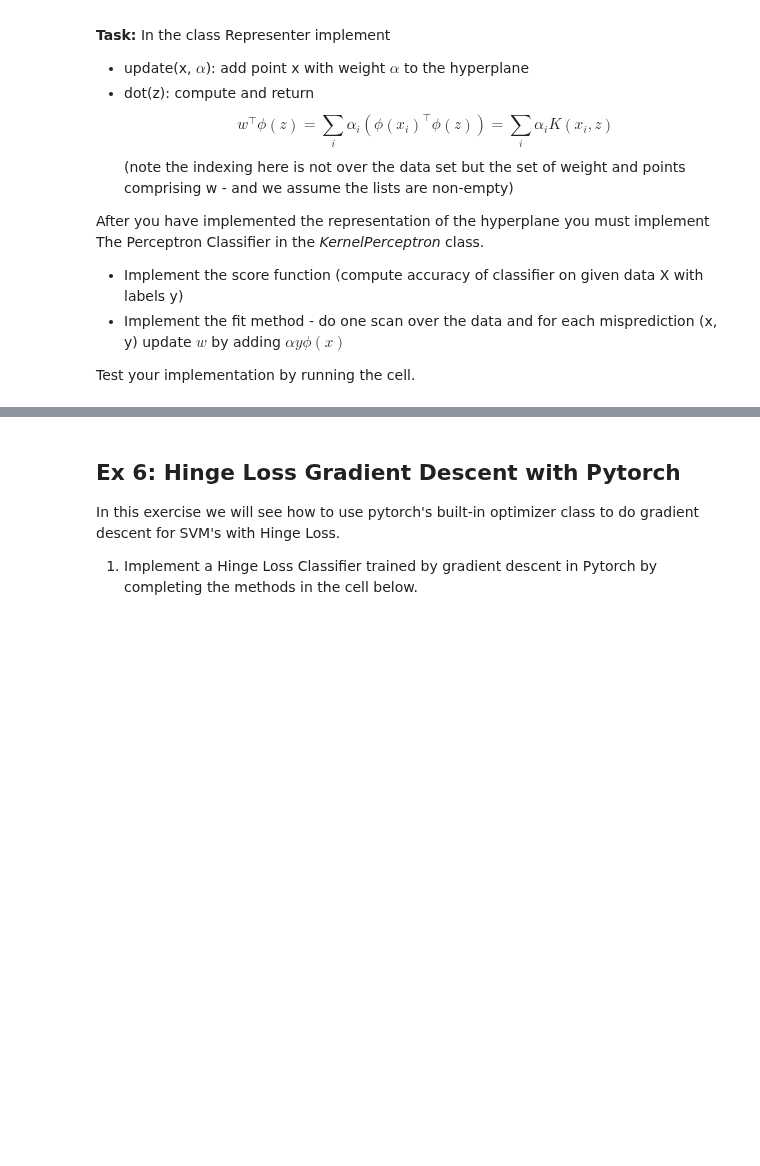
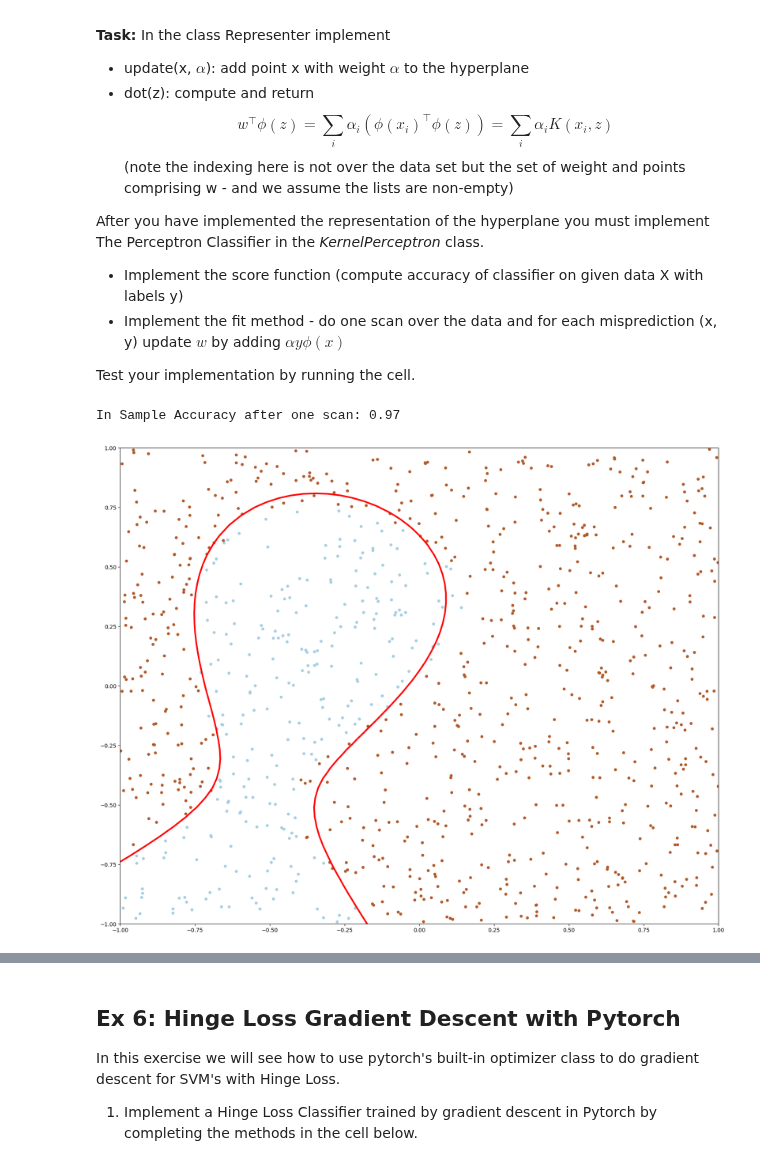
Before and after one commit to Moth-0/Uni, a Jupyter notebook: 5. Semester/Machine/TØ/week9/theory.ipynb, the cells around one changed output, grey strips where cells are left out. Cells and saved outputs as stored; diff of their text form; code cells hidden in the pictures; blank space fills up the shorter version.

```diff
--- a/5. Semester/Machine/TØ/week9/theory.ipynb
+++ b/5. Semester/Machine/TØ/week9/theory.ipynb
@@ -205,6 +233,8 @@ class Representer():
             a: float - data weight
         """
         ### YOUR CODE HERE
+        self.dat.append(x)
+        self.alpha.append(a)
         ### END CODE
 
     def dot(self, z):
@@ -214,6 +244,7 @@ class Representer():
             z: np.array
         """
         ### YOUR CODE HERE
+        out = np.sum([ai * self.K(xi, z) for ai,xi in zip(self.alpha,self.dat)])
         ### END CODE
         return out
 
@@ -229,33 +260,48 @@ class KernelPerceptron():
 
         """
         w = Representer(self.K)
         ### YOUR CODE HERE
+        for xi, yi in zip(X,Y):
+            pred = w.dot(xi)
+
+            if pred * yi <= 0:
+                w.update(xi, yi * alpha)
+
+        self.w = w
         ### END CODE
 
     def score(self, X, Y):
         """ Compute Classifier Accuracy
         Args:
           X: np.array n, d
           Y: np.array n,
 
         Returns:
         out: scalar - accuracy of model on data X with labels Y
         """
         out = None
         ### YOUR CODE HERE
+        pred = np.array([self.w.dot(xi) for xi in X])
+        pred_sign = np.sign(pred)
+
+        out = np.mean(Y == pred_sign)
+
         ### END CODE
         return out
 
 
 
 D = load_data()
 X = D['X4']
 Y = D['y4']
 rbf_kernel = get_rbf_kernel(1.0)
 kernel_perceptron_classifier = KernelPerceptron(rbf_kernel)
 kernel_perceptron_classifier.fit(X, Y, rbf_kernel)
 print('In Sample Accuracy after one scan: {0}'.format(kernel_perceptron_classifier.score(X, Y)))
 visualize_kernel_perceptron(X, Y, kernel_perceptron_classifier.w)
+# %% [output]
+In Sample Accuracy after one scan: 0.97
+[figure, added]
 # %% [markdown]
 ## Ex 4:  Choosing b
 
```
Also changed, not shown: parts of 6 cells of this notebook.
